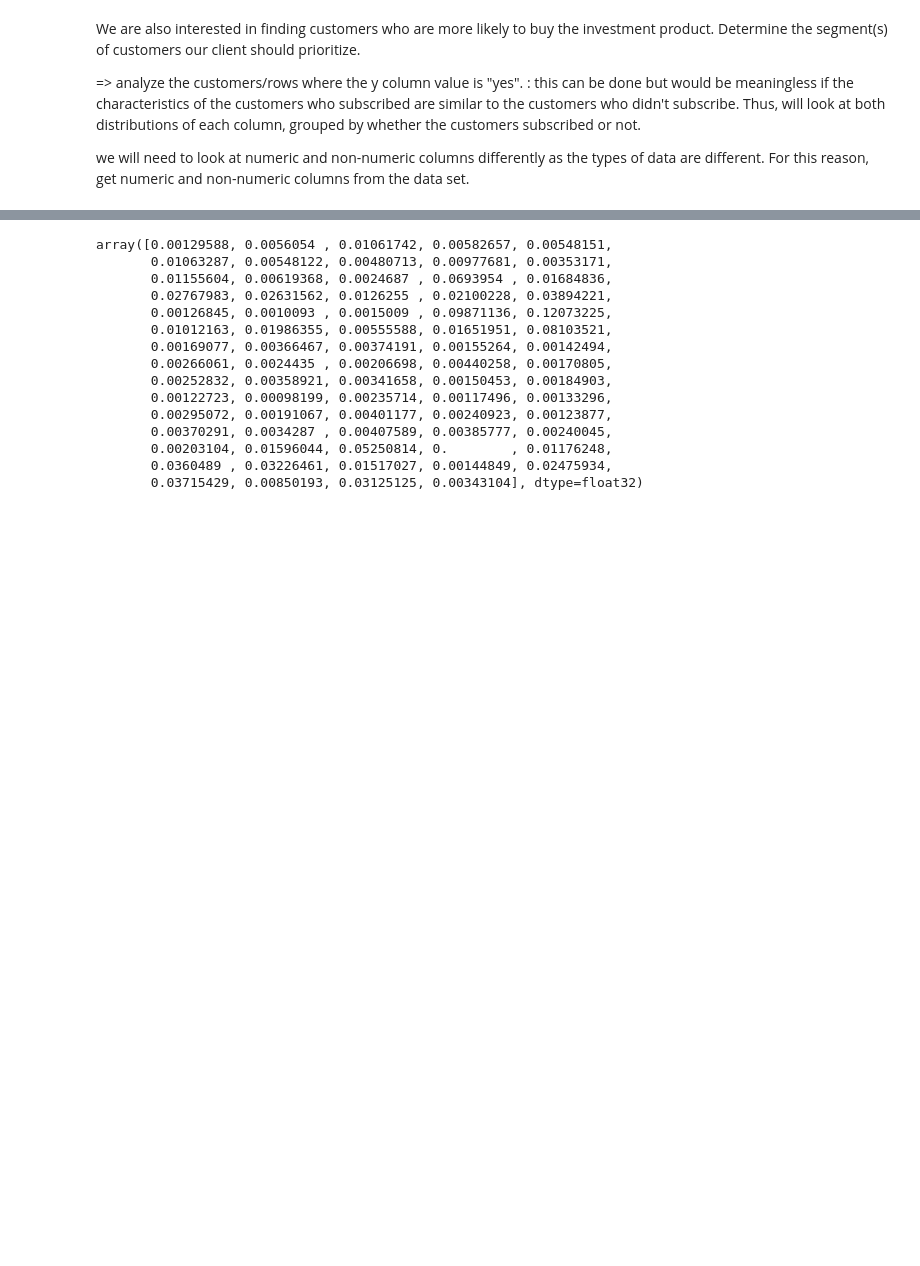
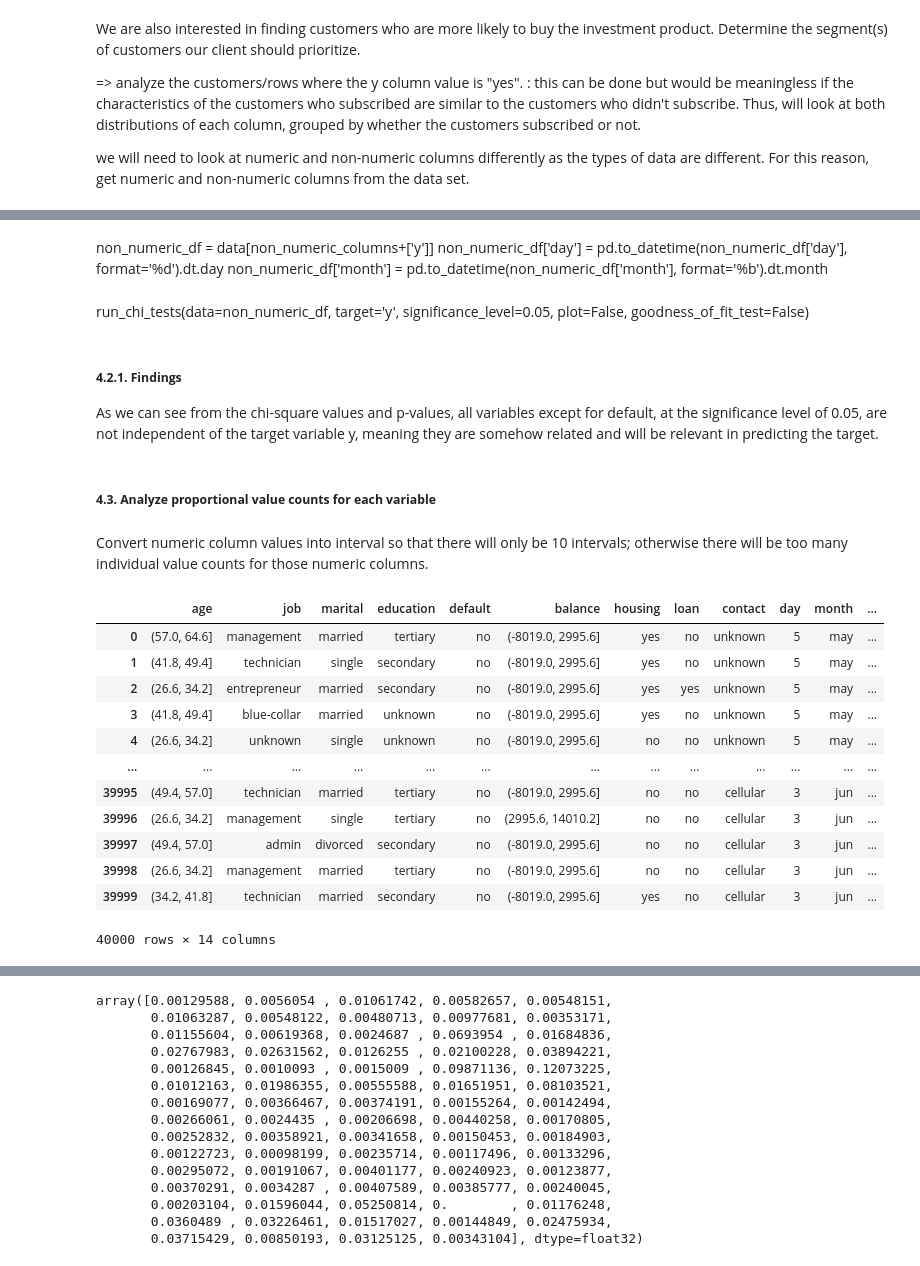
Before and after one commit to henryhyunwookim/Term-Deposit-Marketing, a Jupyter notebook: notebooks/Term Deposit Marketing_v2.ipynb, the cells around one changed output, grey strips where cells are left out. Saved outputs shown, nothing was run; the diff lists cells and outputs as text; code cells hidden in the pictures; blank space fills up the shorter version.

```diff
--- a/notebooks/Term Deposit Marketing_v2.ipynb
+++ b/notebooks/Term Deposit Marketing_v2.ipynb
@@ -339,0 +453,39 @@ chi-square test for non-numeric columns
+# %% [markdown]
+non_numeric_df = data[non_numeric_columns+['y']]
+non_numeric_df['day'] = pd.to_datetime(non_numeric_df['day'], format='%d').dt.day
+non_numeric_df['month'] = pd.to_datetime(non_numeric_df['month'], format='%b').dt.month
+# %% [markdown]
+run_chi_tests(data=non_numeric_df, target='y', significance_level=0.05,
+              plot=False,
+              goodness_of_fit_test=False)
+# %% [markdown]
+##### <b>4.2.1. Findings</b>
+
+As we can see from the chi-square values and p-values, all variables except for default, at the significance level of 0.05, are not independent of the target variable y, meaning they are somehow related and will be relevant in predicting the target.
+# %% [markdown]
+##### <b>4.3. Analyze proportional value counts for each variable</b>
+# %% [markdown]
+Convert numeric column values into interval so that there will only be 10 intervals; otherwise there will be too many individual value counts for those numeric columns.
+# %%
+data_interval_df = data.copy()
+for num_col in numeric_columns:
+    col_vals = data_interval_df[num_col]
+    min_val = np.min(col_vals)
+    max_val = np.max(col_vals)
+    interval = (max_val - min_val) / 10
+    data_interval_df[num_col] = pd.cut(col_vals, bins=np.arange(min_val, max_val, interval), right=True)
+data_interval_df
+# %% [output]
+|  | age | job | marital | education | default | balance | housing | loan | contact | day | month | ... |
+| 0 | (57.0, 64.6] | management | married | tertiary | no | (-8019.0, 2995.6] | yes | no | unknown | 5 | may | ... |
+| 1 | (41.8, 49.4] | technician | single | secondary | no | (-8019.0, 2995.6] | yes | no | unknown | 5 | may | ... |
+| 2 | (26.6, 34.2] | entrepreneur | married | secondary | no | (-8019.0, 2995.6] | yes | yes | unknown | 5 | may | ... |
+| 3 | (41.8, 49.4] | blue-collar | married | unknown | no | (-8019.0, 2995.6] | yes | no | unknown | 5 | may | ... |
+| 4 | (26.6, 34.2] | unknown | single | unknown | no | (-8019.0, 2995.6] | no | no | unknown | 5 | may | ... |
+| ... | ... | ... | ... | ... | ... | ... | ... | ... | ... | ... | ... | ... |
+| 39995 | (49.4, 57.0] | technician | married | tertiary | no | (-8019.0, 2995.6] | no | no | cellular | 3 | jun | ... |
+| 39996 | (26.6, 34.2] | management | single | tertiary | no | (2995.6, 14010.2] | no | no | cellular | 3 | jun | ... |
+| 39997 | (49.4, 57.0] | admin | divorced | secondary | no | (-8019.0, 2995.6] | no | no | cellular | 3 | jun | ... |
+| 39998 | (26.6, 34.2] | management | married | tertiary | no | (-8019.0, 2995.6] | no | no | cellular | 3 | jun | ... |
+| 39999 | (34.2, 41.8] | technician | married | secondary | no | (-8019.0, 2995.6] | yes | no | cellular | 3 | jun | ... |
+40000 rows × 14 columns
```
Also changed, not shown: parts of 19 cells of this notebook.
